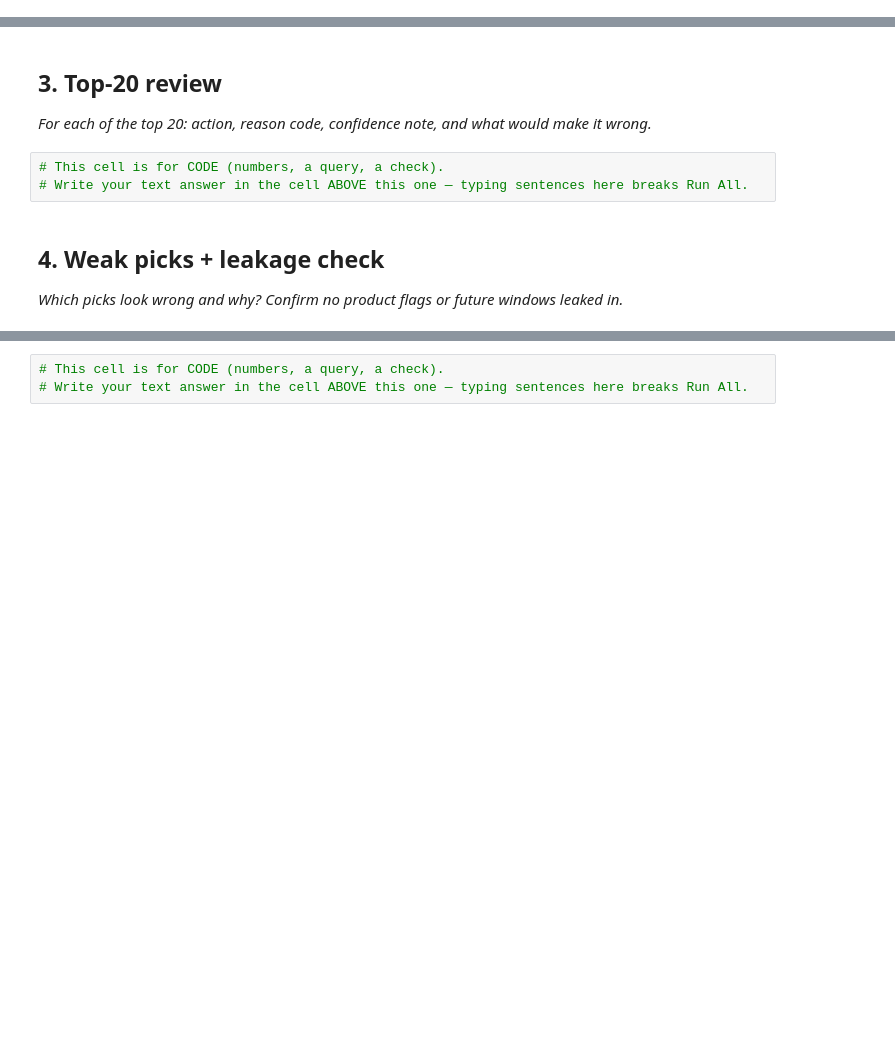
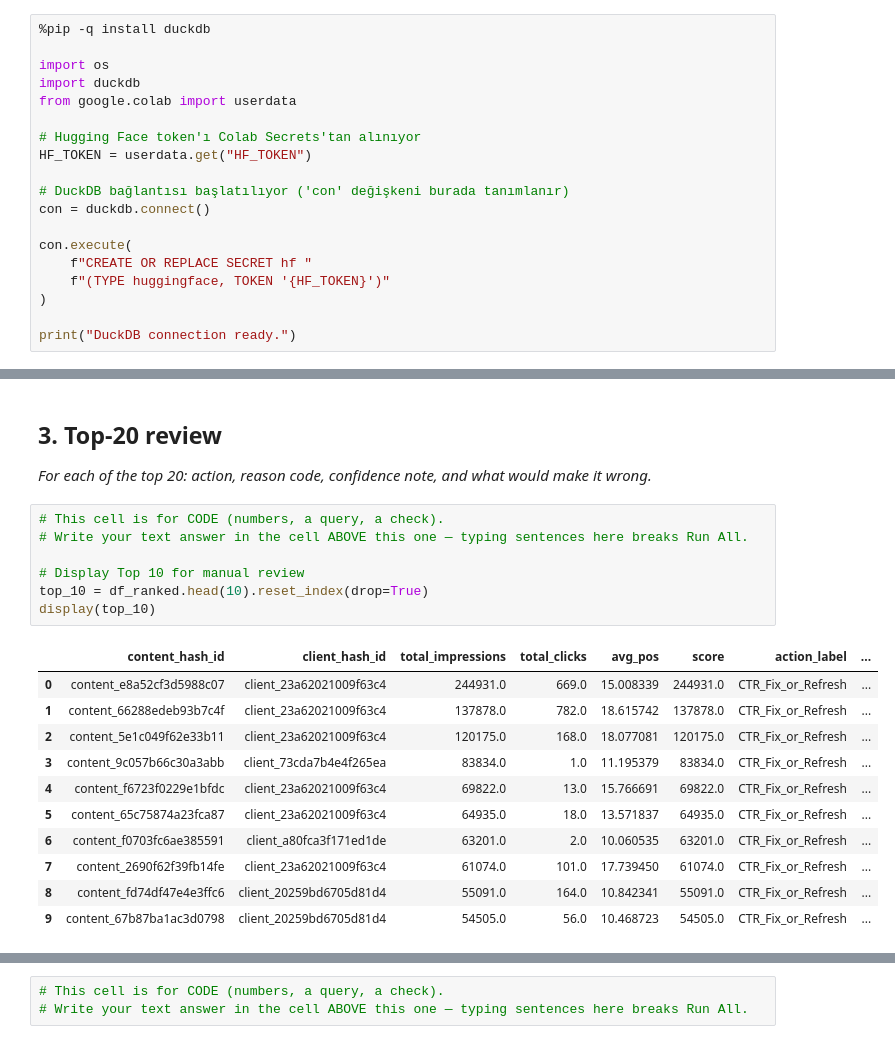
Before and after one commit to furkankumrudev/flyrank-ml-internship, a Jupyter notebook: work/notebooks/w04_baseline_score.ipynb, the cells around one changed output, grey strips where cells are left out. Drawn from its saved outputs; the diff is of its cells as text; blank space fills up the shorter version.

Commit message:
Colab kullanılarak oluşturuldu

```diff
--- a/work/notebooks/w04_baseline_score.ipynb
+++ b/work/notebooks/w04_baseline_score.ipynb
@@ -15,0 +9,19 @@ This skeleton is yours to fill. Work the sections **in order** — each one has
+# %%
+%pip -q install duckdb
+
+import os
+import duckdb
+from google.colab import userdata
+
+# Hugging Face token'ı Colab Secrets'tan alınıyor
+HF_TOKEN = userdata.get("HF_TOKEN")
+
+# DuckDB bağlantısı başlatılıyor ('con' değişkeni burada tanımlanır)
+con = duckdb.connect()
+
+con.execute(
+    f"CREATE OR REPLACE SECRET hf "
+    f"(TYPE huggingface, TOKEN '{HF_TOKEN}')"
+)
+
+print("DuckDB connection ready.")
@@ -27,7 +152,19 @@ This skeleton is yours to fill. Work the sections **in order** — each one has
 # %%
 # This cell is for CODE (numbers, a query, a check).
 # Write your text answer in the cell ABOVE this one — typing sentences here breaks Run All.
+
+# Display Top 10 for manual review
+top_10 = df_ranked.head(10).reset_index(drop=True)
+display(top_10)
+# %% [output]
+|  | content_hash_id | client_hash_id | total_impressions | total_clicks | avg_pos | score | action_label | ... |
+| 0 | content_e8a52cf3d5988c07 | client_23a62021009f63c4 | 244931.0 | 669.0 | 15.008339 | 244931.0 | CTR_Fix_or_Refresh | ... |
+| 1 | content_66288edeb93b7c4f | client_23a62021009f63c4 | 137878.0 | 782.0 | 18.615742 | 137878.0 | CTR_Fix_or_Refresh | ... |
+| 2 | content_5e1c049f62e33b11 | client_23a62021009f63c4 | 120175.0 | 168.0 | 18.077081 | 120175.0 | CTR_Fix_or_Refresh | ... |
+| 3 | content_9c057b66c30a3abb | client_73cda7b4e4f265ea | 83834.0 | 1.0 | 11.195379 | 83834.0 | CTR_Fix_or_Refresh | ... |
+| 4 | content_f6723f0229e1bfdc | client_23a62021009f63c4 | 69822.0 | 13.0 | 15.766691 | 69822.0 | CTR_Fix_or_Refresh | ... |
+| 5 | content_65c75874a23fca87 | client_23a62021009f63c4 | 64935.0 | 18.0 | 13.571837 | 64935.0 | CTR_Fix_or_Refresh | ... |
+| 6 | content_f0703fc6ae385591 | client_a80fca3f171ed1de | 63201.0 | 2.0 | 10.060535 | 63201.0 | CTR_Fix_or_Refresh | ... |
+| 7 | content_2690f62f39fb14fe | client_23a62021009f63c4 | 61074.0 | 101.0 | 17.739450 | 61074.0 | CTR_Fix_or_Refresh | ... |
+| 8 | content_fd74df47e4e3ffc6 | client_20259bd6705d81d4 | 55091.0 | 164.0 | 10.842341 | 55091.0 | CTR_Fix_or_Refresh | ... |
+| 9 | content_67b87ba1ac3d0798 | client_20259bd6705d81d4 | 54505.0 | 56.0 | 10.468723 | 54505.0 | CTR_Fix_or_Refresh | ... |
-# %% [markdown]
-## 4. Weak picks + leakage check
-
-*Which picks look wrong and why? Confirm no product flags or future windows leaked in.*
```
Also changed, not shown: parts of 9 cells of this notebook.
